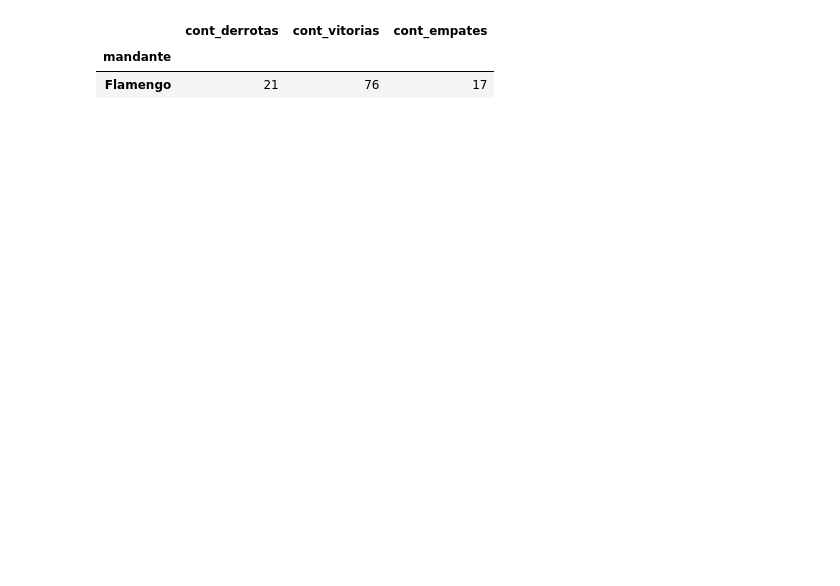
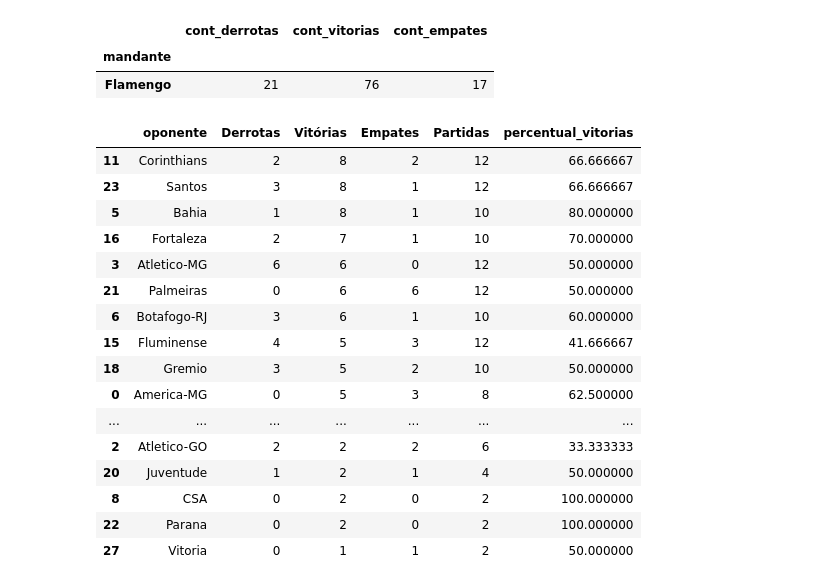
Before and after one commit to jp3dr0mendes/DataMengo, a Jupyter notebook: main.ipynb, the cells around one changed output. Cells and saved outputs as stored; diff of their text form; code cells hidden in the pictures; blank space fills up the shorter version.

```diff
--- a/main.ipynb
+++ b/main.ipynb
@@ -206,4 +208,38 @@ df_fla_mandante_overview
 |  | cont_derrotas | cont_vitorias | cont_empates |
 | mandante |  |  |  |
 | Flamengo | 21 | 76 | 17 |
+# %%
+# ANALISANDO RESULTADOS DO FLAMENGO POR TIME
+
+df_fla_resultados_times = (
+                            df_fla_placar
+                            .groupby('oponente')
+                            [['cont_derrotas','cont_vitorias', 'cont_empates','cont_partidas']]
+                            .agg('sum')
+                            .reset_index()
+                            .sort_values(by = ['cont_vitorias','cont_partidas'], ascending = False)
+                            .rename(columns = {"cont_vitorias":"Vitórias", "cont_derrotas": "Derrotas", "cont_empates":"Empates", "cont_partidas": "Partidas"})
+                          )
+
+df_fla_resultados_times = df_fla_resultados_times.assign(percentual_vitorias = (df_fla_resultados_times['Vitórias']/df_fla_resultados_times['Partidas'])*100)
+
+df_fla_resultados_times
+# %% [output]
+|  | oponente | Derrotas | Vitórias | Empates | Partidas | percentual_vitorias |
+| 11 | Corinthians | 2 | 8 | 2 | 12 | 66.666667 |
+| 23 | Santos | 3 | 8 | 1 | 12 | 66.666667 |
+| 5 | Bahia | 1 | 8 | 1 | 10 | 80.000000 |
+| 16 | Fortaleza | 2 | 7 | 1 | 10 | 70.000000 |
+| 3 | Atletico-MG | 6 | 6 | 0 | 12 | 50.000000 |
+| 21 | Palmeiras | 0 | 6 | 6 | 12 | 50.000000 |
+| 6 | Botafogo-RJ | 3 | 6 | 1 | 10 | 60.000000 |
+| 15 | Fluminense | 4 | 5 | 3 | 12 | 41.666667 |
+| 18 | Gremio | 3 | 5 | 2 | 10 | 50.000000 |
+| 0 | America-MG | 0 | 5 | 3 | 8 | 62.500000 |
+| ... | ... | ... | ... | ... | ... | ... |
+| 2 | Atletico-GO | 2 | 2 | 2 | 6 | 33.333333 |
+| 20 | Juventude | 1 | 2 | 1 | 4 | 50.000000 |
+| 8 | CSA | 0 | 2 | 0 | 2 | 100.000000 |
+| 22 | Parana | 0 | 2 | 0 | 2 | 100.000000 |
+| 27 | Vitoria | 0 | 1 | 1 | 2 | 50.000000 |
 # %%
```
Also changed, not shown: parts of 6 cells of this notebook.
